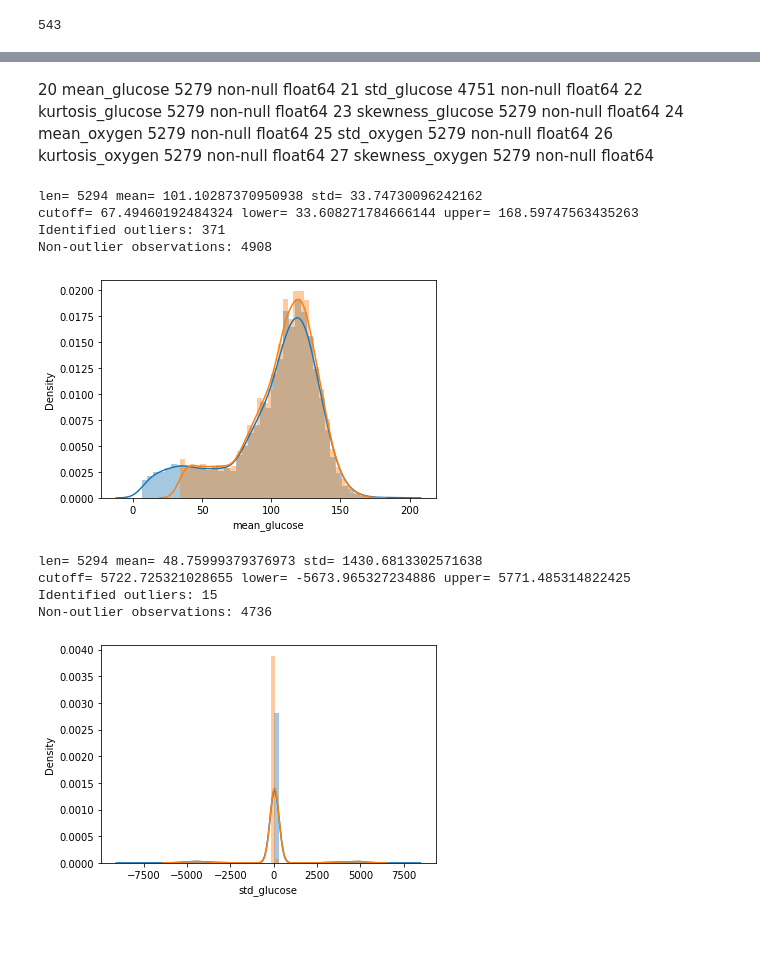
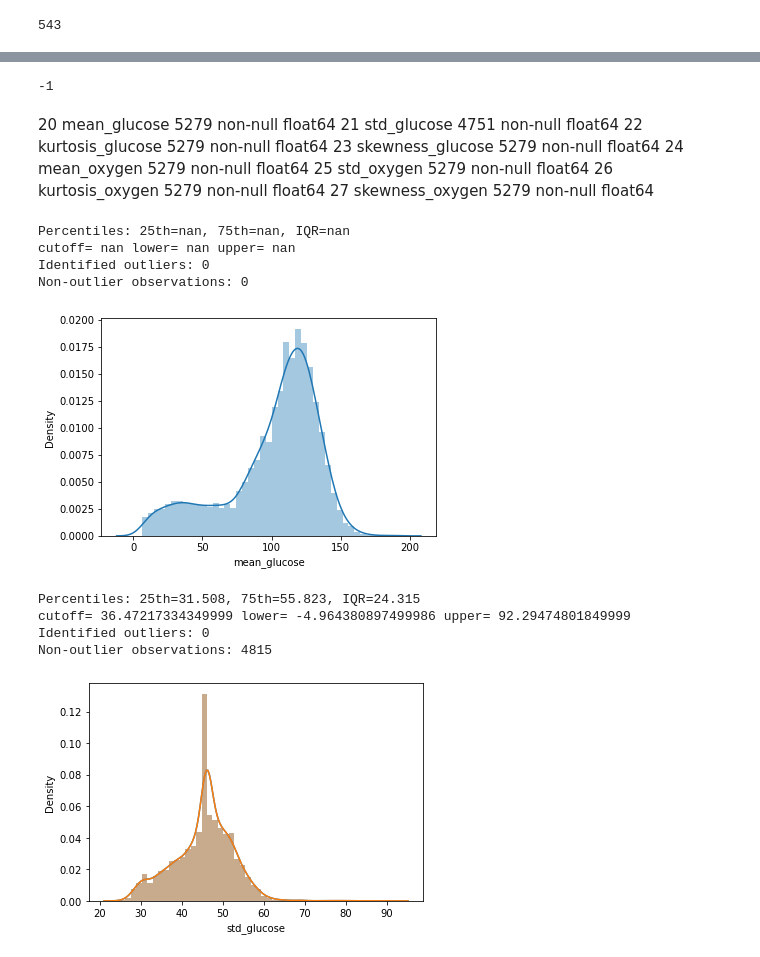
Before and after one commit to martinkukucka/IAU_Projekt, a Jupyter notebook: Projekt/projekt2.ipynb, the cells around one changed output, grey strips where cells are left out. Saved outputs shown, nothing was run; the diff lists cells and outputs as text; code cells hidden in the pictures; blank space fills up the shorter version.

```diff
--- a/Projekt/projekt2.ipynb
+++ b/Projekt/projekt2.ipynb
@@ -492,11 +497,11 @@ df_merged["std_glucose"].isnull().sum()
 # %% [output]
 543
 # %%
-data = df_merged["std_glucose"].values.reshape(-1, 1)
-imp_mean = SimpleImputer(missing_values=np.nan, strategy='mean')
-imp_mean.fit(data)
+# data = df_merged["std_glucose"].values.reshape(-1, 1)
+# imp_mean = SimpleImputer(missing_values=np.nan, strategy='mean')
+# imp_mean.fit(data)
 
-df_merged["std_glucose"] = imp_mean.transform(data)
+# df_merged["std_glucose"] = imp_mean.transform(data)
 # %%
 df_merged["std_glucose"].head(500)
 # %% [output]
@@ -546,0 +688,28 @@ Non-outlier observations: 5269
+# %%
+def remove_outliers(data_frame, column, koeficient):
+    seed(1)
+    data = data_frame[column]
+    sns.distplot(data)
+
+    # calculate interquartile range
+    q25, q75 = percentile(data, 5), percentile(data, 95)
+    iqr = q75 - q25
+    print('Percentiles: 25th=%.3f, 75th=%.3f, IQR=%.3f' % (q25, q75, iqr))
+
+    # calculate the outlier cutoff
+    cut_off = iqr * 1.5
+    lower, upper = q25 - cut_off, q75 + cut_off
+    print('cutoff=', cut_off, 'lower=', lower, 'upper=', upper)
+
+    # identify outliers
+    outliers = data[(data > upper) | (data < lower)]
+    print('Identified outliers: %d' % len(outliers))
+
+    # remove outliers
+    outliers_removed = [x for x in data if x >= lower and x <= upper]
+    print('Non-outlier observations: %d' % len(outliers_removed))
+
+    sns.distplot(outliers_removed)
+
+    data_frame = data_frame.drop(outliers.index)
+    return data_frame
@@ -546,0 +721,2 @@ Non-outlier observations: 5269
+# %%
+df_merged = remove_outliers(df_merged, "age", 4)
@@ -547,3 +729,7 @@ Non-outlier observations: 5269
+# %%
+print(df_merged['age'].min())
+# %% [output]
+-1
 # %% [markdown]
  20  mean_glucose      5279 non-null   float64
  21  std_glucose       4751 non-null   float64
@@ -554,19 +740,19 @@ Non-outlier observations: 5269
  26  kurtosis_oxygen   5279 non-null   float64
  27  skewness_oxygen   5279 non-null   float64
 # %%
-remove_outliers("mean_glucose", 2)
+df_merged = remove_outliers(df_merged,"mean_glucose", 2)
 # %% [output]
-len= 5294 mean= 101.10287370950938 std= 33.74730096242162
-cutoff= 67.49460192484324 lower= 33.608271784666144 upper= 168.59747563435263
-Identified outliers: 371
-Non-outlier observations: 4908
+Percentiles: 25th=nan, 75th=nan, IQR=nan
+cutoff= nan lower= nan upper= nan
+Identified outliers: 0
+Non-outlier observations: 0
-[figure, old version]
+[figure, new version]
 # %%
-remove_outliers("std_glucose", 4)
+df_merged = remove_outliers(df_merged,"std_glucose", 4)
 # %% [output]
-len= 5294 mean= 48.75999379376973 std= 1430.6813302571638
-cutoff= 5722.725321028655 lower= -5673.965327234886 upper= 5771.485314822425
-Identified outliers: 15
-Non-outlier observations: 4736
+Percentiles: 25th=31.508, 75th=55.823, IQR=24.315
+cutoff= 36.47217334349999 lower= -4.964380897499986 upper= 92.29474801849999
+Identified outliers: 0
+Non-outlier observations: 4815
-[figure, old version]
+[figure, new version]
 # %%
```
Also changed, not shown: parts of 31 cells of this notebook.
